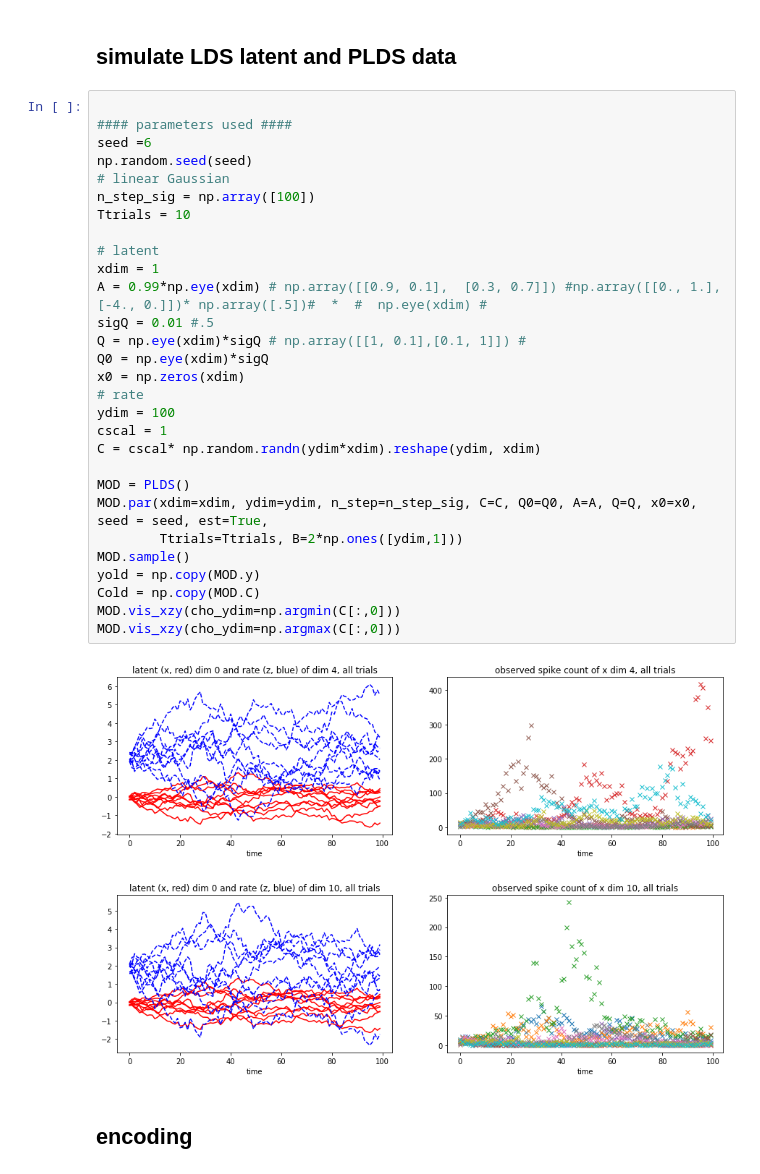
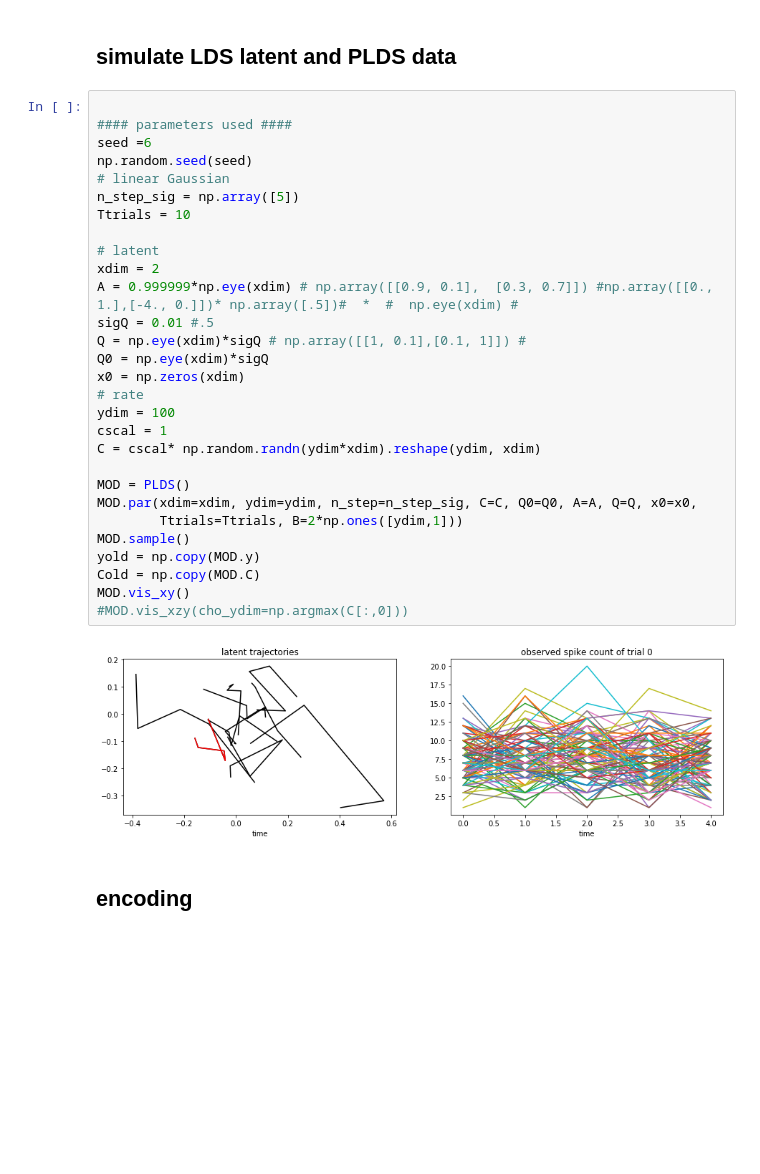
Before and after one commit to CarolineHaimerl27/LatentSpaceModels, a Jupyter notebook: Bourokan2017.ipynb, the cells around one changed output. Cells and saved outputs as stored; diff of their text form; blank space fills up the shorter version.

```diff
--- a/Bourokan2017.ipynb
+++ b/Bourokan2017.ipynb
@@ -34,35 +34,34 @@ def concat_trials(SPIKES, counts0, X=None):
 # %%
 
 #### parameters used ####
 seed =6
 np.random.seed(seed)
 # linear Gaussian
-n_step_sig = np.array([100])
+n_step_sig = np.array([5])
 Ttrials = 10
 
 # latent
-xdim = 1
-A = 0.99*np.eye(xdim) # np.array([[0.9, 0.1],  [0.3, 0.7]]) #np.array([[0., 1.],[-4., 0.]])* np.array([.5])#  *  #  np.eye(xdim) #
+xdim = 2
+A = 0.999999*np.eye(xdim) # np.array([[0.9, 0.1],  [0.3, 0.7]]) #np.array([[0., 1.],[-4., 0.]])* np.array([.5])#  *  #  np.eye(xdim) #
 sigQ = 0.01 #.5
 Q = np.eye(xdim)*sigQ # np.array([[1, 0.1],[0.1, 1]]) #
 Q0 = np.eye(xdim)*sigQ
 x0 = np.zeros(xdim)
 # rate
 ydim = 100
 cscal = 1
 C = cscal* np.random.randn(ydim*xdim).reshape(ydim, xdim)
 
 MOD = PLDS()
-MOD.par(xdim=xdim, ydim=ydim, n_step=n_step_sig, C=C, Q0=Q0, A=A, Q=Q, x0=x0, seed = seed, est=True,
+MOD.par(xdim=xdim, ydim=ydim, n_step=n_step_sig, C=C, Q0=Q0, A=A, Q=Q, x0=x0,
         Ttrials=Ttrials, B=2*np.ones([ydim,1]))
 MOD.sample()
 yold = np.copy(MOD.y)
 Cold = np.copy(MOD.C)
-MOD.vis_xzy(cho_ydim=np.argmin(C[:,0]))
-MOD.vis_xzy(cho_ydim=np.argmax(C[:,0]))
+MOD.vis_xy()
+#MOD.vis_xzy(cho_ydim=np.argmax(C[:,0]))
 # %% [output]
-[figure, old version]
+[figure, new version]
-[figure, removed]
 # %% [markdown]
 ## encoding
 # %% [markdown]
```
Also changed, not shown: parts of 13 cells of this notebook, 2 other files.
